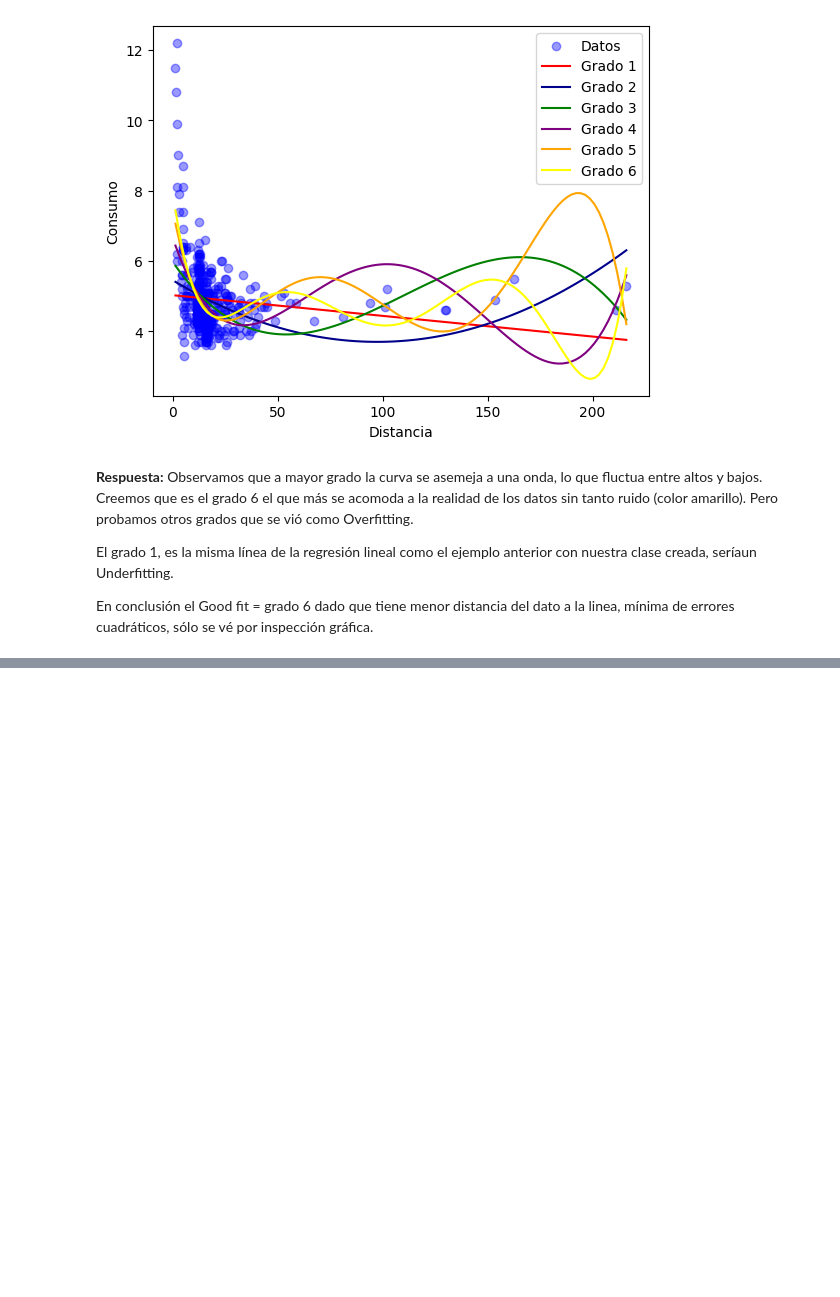
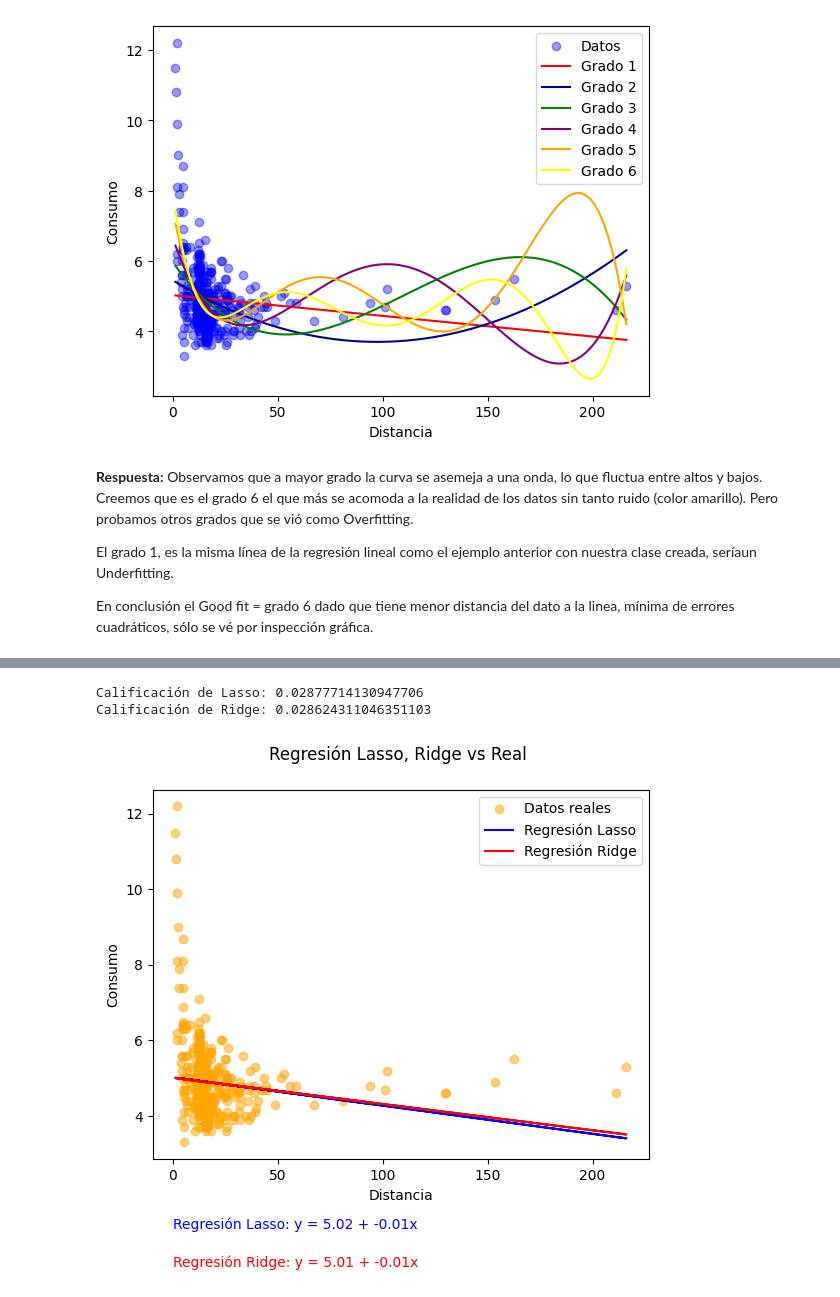
Before and after one commit to doritak/Machine-Learning, a Jupyter notebook: Actividad 2/actividad2.ipynb, the cells around one changed output, grey strips where cells are left out. Cells and saved outputs as stored; diff of their text form; code cells hidden in the pictures; blank space fills up the shorter version.

```diff
--- a/Actividad 2/actividad2.ipynb
+++ b/Actividad 2/actividad2.ipynb
@@ -362,0 +406,52 @@ plt.show()
+# %%
+import pandas as pd
+import numpy as np
+import matplotlib.pyplot as plt
+from sklearn.model_selection import train_test_split
+from sklearn.linear_model import Lasso, Ridge
+
+df = pd.read_csv("measurements.csv", encoding="latin-1", sep=",")
+
+x = df["distance"].str.replace(',', '.').astype(float).values
+y = df["consume"].str.replace(',', '.').astype(float).values
+X = x.reshape(-1, 1)
+
+# divide los datos 80%/20% de forma aleatoria donde el 20% será para pruebas
+X_train, X_test, y_train, y_test = train_test_split(X, y, test_size=0.2, random_state=13)
+
+
+# de aplica Regresiones con penalización Lasso (L1) valor abs. --> 0 a los valores de entrenamiento 80%  train
+########### Crear el modelo Lasso y entrenar el modelo con el fit
+lasso = Lasso(alpha=0.01).fit(X_train, y_train)
+l_score = lasso.score(X_train, y_train) # lasso.score debe ser cercano a 1, para el mejor alpha
+# probé a mano varios alpha, y este es el que más se acerca a 1 el l_score, pero varia muy poco
+print("Calificación de Lasso:", l_score)
+# predice los valores de prueba
+y_pred_l = lasso.predict(X_test)
+# Obtener los coeficientes (thetas) y el intercepto para visualizar al ecuación
+intercept_l = lasso.intercept_
+coefs_l = lasso.coef_
+titulo_lasso = f"Regresión Lasso: y = {intercept_l.round(2)} + {coefs_l[0].round(2)}x"  # regresión lineal toma el primer coeficiente
+########### Ridge
+ridge = Ridge(alpha=10000).fit(X_train, y_train)
+y_pred_r = ridge.predict(X_test)
+r_score = ridge.score(X_train, y_train)
+print("Calificación de Ridge:", r_score)
+intercept_r = ridge.intercept_
+coefs_r = ridge.coef_
+titulo_rigde = f"Regresión Ridge: y = {intercept_r.round(2)} + {coefs_r[0].round(2)}x"
+
+plt.scatter(X, y, color='orange', alpha=0.5)
+plt.plot(X_test, y_pred_l, color='blue')
+plt.plot(X_test, y_pred_r, color='red')
+plt.xlabel("Distancia")
+plt.ylabel("Consumo")
+plt.legend(["Datos reales","Regresión Lasso", "Regresión Ridge"])
+plt.title("Regresión Lasso, Ridge vs Real \n" )
+plt.text(0,1, titulo_lasso, fontsize=10, color='blue')
+plt.text(0,0, titulo_rigde, fontsize=10, color='red')
+plt.show()
+# %% [output]
+Calificación de Lasso: 0.02877714130947706
+Calificación de Ridge: 0.028624311046351103
+[figure, added]
```
Also changed, not shown: parts of 13 cells of this notebook, 1 other file.
